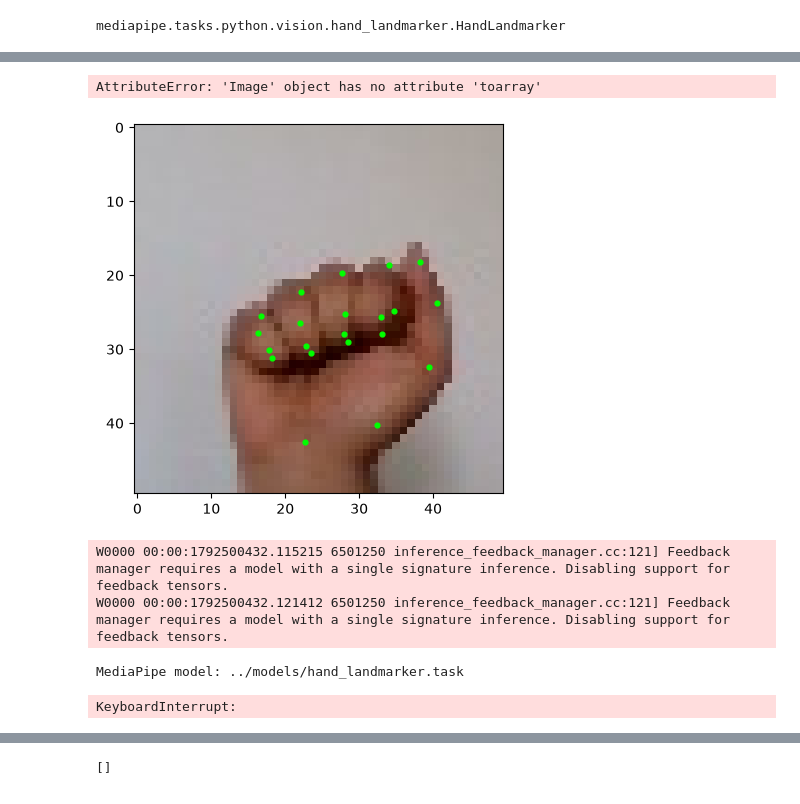
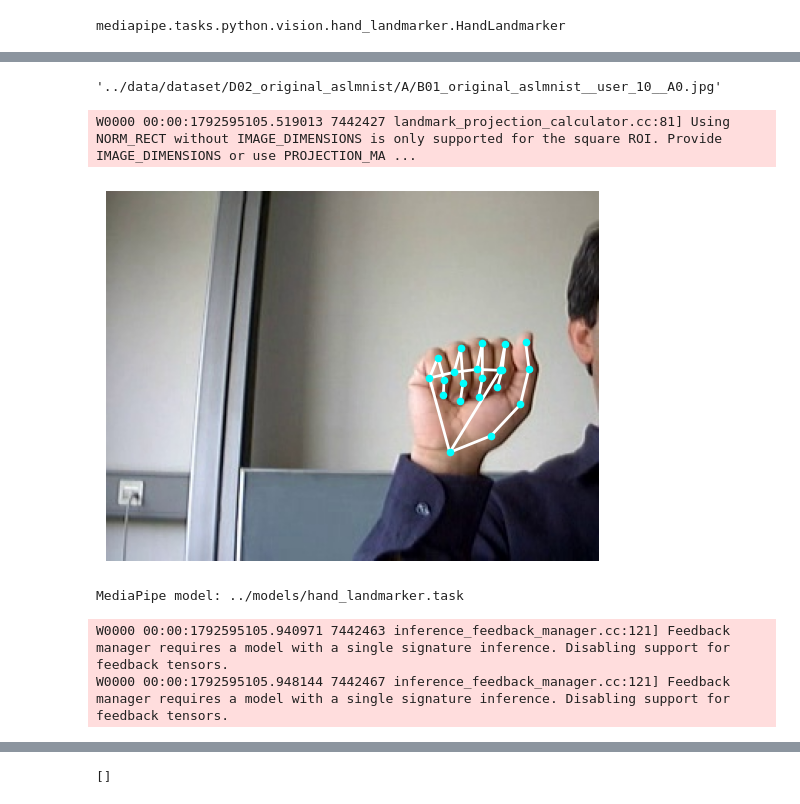
Before and after one commit to notFonz/HandSpell, a Jupyter notebook: notebooks/dpessoa_mediapipe.ipynb, the cells around one changed output, grey strips where cells are left out. Saved outputs shown, nothing was run; the diff lists cells and outputs as text; code cells hidden in the pictures.

```diff
--- a/notebooks/dpessoa_mediapipe.ipynb
+++ b/notebooks/dpessoa_mediapipe.ipynb
@@ -8,7 +8,7 @@ from handspell.model_landmarks import create_landmarker, read_rgb, get_features
 from handspell.model_landmarks_training import find_images, extract_features
 # %%
 landmarker = create_landmarker(
-    "../models/hand_landmarker.task",
+    hand_model_path="../models/hand_landmarker.task",
     min_hand_detection_confidence=0.1,
     min_hand_presence_confidence=0.1)
 # %% [output]
@@ -20,5 +20,5 @@ W0000 00:00:1792582813.996162 7275312 inference_feedback_manager.cc:121] Feedbac
 # %%
-paths, labels = find_images()
+paths, labels = find_images("../data/dataset/D02_original_aslmnist")
 # %%
 paths
 # %% [output]
@@ -65,34 +54,23 @@ f = plot_landmarks(image, landmarks);
-# %%
-mp_image.toarray()
-# %% [output]
-AttributeError: 'Image' object has no attribute 'toarray'
+# %%
+str(paths[0])
+# %% [output]
+'../data/dataset/D02_original_aslmnist/A/B01_original_aslmnist__user_10__A0.jpg'
 # %%
-features, landmarks, image = get_features(str(paths[0]), landmarker)
+features, landmarks, rgb = get_features(str(paths[0]), landmarker)
+# %% [output]
+W0000 00:00:1792595105.519013 7442427 landmark_projection_calculator.cc:81] Using NORM_RECT without IMAGE_DIMENSIONS is only supported for the square ROI. Provide IMAGE_DIMENSIONS or use PROJECTION_MA ...
 # %%
-_, ax = plt.subplots(1,1)
+from handspell.model_landmarks import plot_landmarks
 
-ax.imshow(image)
-
-if landmarks:
-    height, width = image.shape[:2]
-    ax.scatter(
-        [point.x * width for point in landmarks],
-        [point.y * height for point in landmarks],
-        s=12,
-        c="lime",
-    )
-    status = "detected"
-else:
-    status = "NO HAND"
+plot_landmarks(rgb_image=rgb, landmarks=landmarks);
 # %% [output]
-[figure, old version]
+[figure, new version]
 # %%
-features, failures = extract_features(paths)
+features, failures = extract_features(paths, hand_model_path="../models/hand_landmarker.task")
 # %% [output]
-W0000 00:00:1792500432.115215 6501250 inference_feedback_manager.cc:121] Feedback manager requires a model with a single signature inference. Disabling support for feedback tensors.
-W0000 00:00:1792500432.121412 6501250 inference_feedback_manager.cc:121] Feedback manager requires a model with a single signature inference. Disabling support for feedback tensors.
+MediaPipe model: ../models/hand_landmarker.task
-MediaPipe model: ../models/hand_landmarker.task
+W0000 00:00:1792595105.940971 7442463 inference_feedback_manager.cc:121] Feedback manager requires a model with a single signature inference. Disabling support for feedback tensors.
+W0000 00:00:1792595105.948144 7442467 inference_feedback_manager.cc:121] Feedback manager requires a model with a single signature inference. Disabling support for feedback tensors.
-KeyboardInterrupt:
 # %%
 features
 # %% [output]
```
Also changed, not shown: parts of 46 cells of this notebook, 6 other files.
